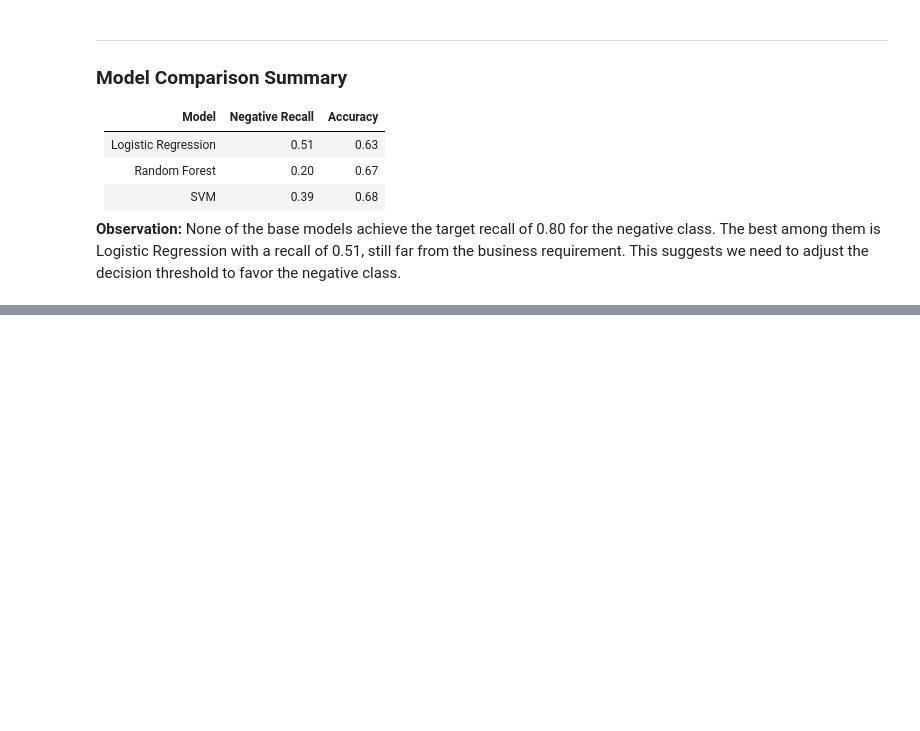
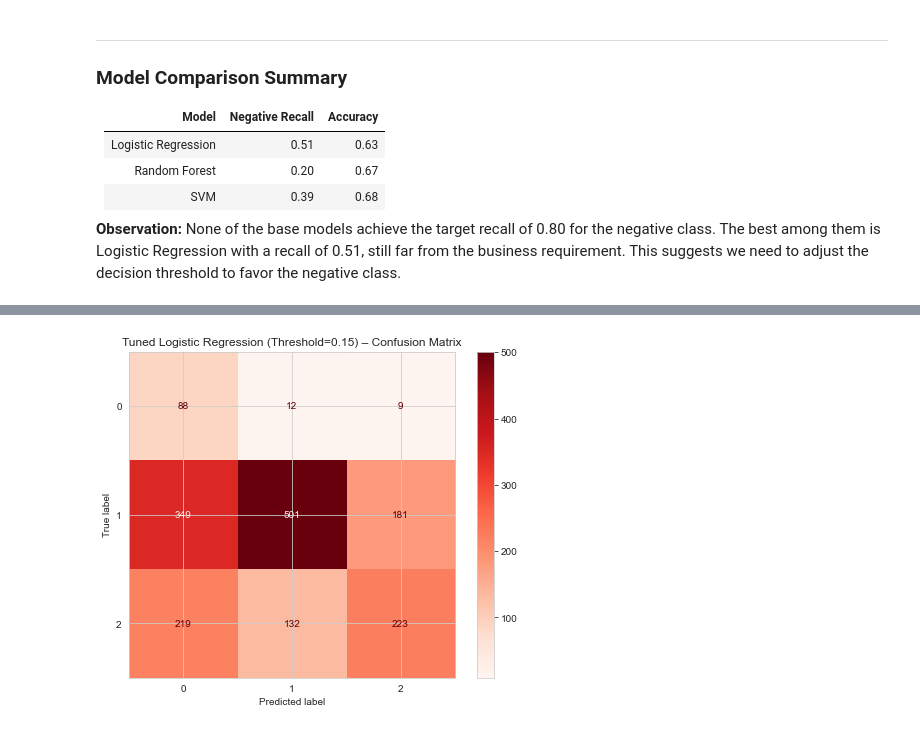
Before and after one commit to Dahir-ke/Group4-Sentiment-Analysis-, a Jupyter notebook: Notebook.ipynb, the cells around one changed output, grey strips where cells are left out. Cells and saved outputs as stored; diff of their text form; code cells hidden in the pictures; blank space fills up the shorter version.

```diff
--- a/Notebook.ipynb
+++ b/Notebook.ipynb
@@ -348,0 +359,21 @@ Negative Recall: 0.3853
+# %%
+# Use the same Logistic Regression model (already trained)
+y_probs = lr.predict_proba(X_test_tfidf)
+neg_idx = list(lr.classes_).index('Negative emotion')
+
+custom_threshold = 0.15
+high_recall_preds = []
+for prob in y_probs:
+    if prob[neg_idx] >= custom_threshold:
+        high_recall_preds.append('Negative emotion')
+    else:
+        # Assign the most probable among the other two classes
+        remaining = prob.copy()
+        remaining[neg_idx] = -1
+        high_recall_preds.append(lr.classes_[np.argmax(remaining)])
+
+print("=== LOGISTIC REGRESSION WITH THRESHOLD = 0.15 ===")
+print(classification_report(y_test, high_recall_preds))
+
+neg_recall_tuned = recall_score(y_test, high_recall_preds, labels=['Negative emotion'], average=None)[0]
+print(f"\nNegative Recall: {neg_recall_tuned:.4f}")
@@ -348,0 +402,14 @@ Negative Recall: 0.3853
+# %%
+
+from sklearn.metrics import confusion_matrix, ConfusionMatrixDisplay
+
+cm = confusion_matrix(y_test, high_recall_preds)
+
+fig, ax = plt.subplots(figsize=(8, 6))
+disp = ConfusionMatrixDisplay(confusion_matrix=cm)
+disp.plot(cmap='Reds', ax=ax)
+
+plt.title('Tuned Logistic Regression (Threshold=0.15) – Confusion Matrix')
+plt.show()
+# %% [output]
+[figure, added]
```
Also changed, not shown: parts of 4 cells of this notebook, 1 other file.
